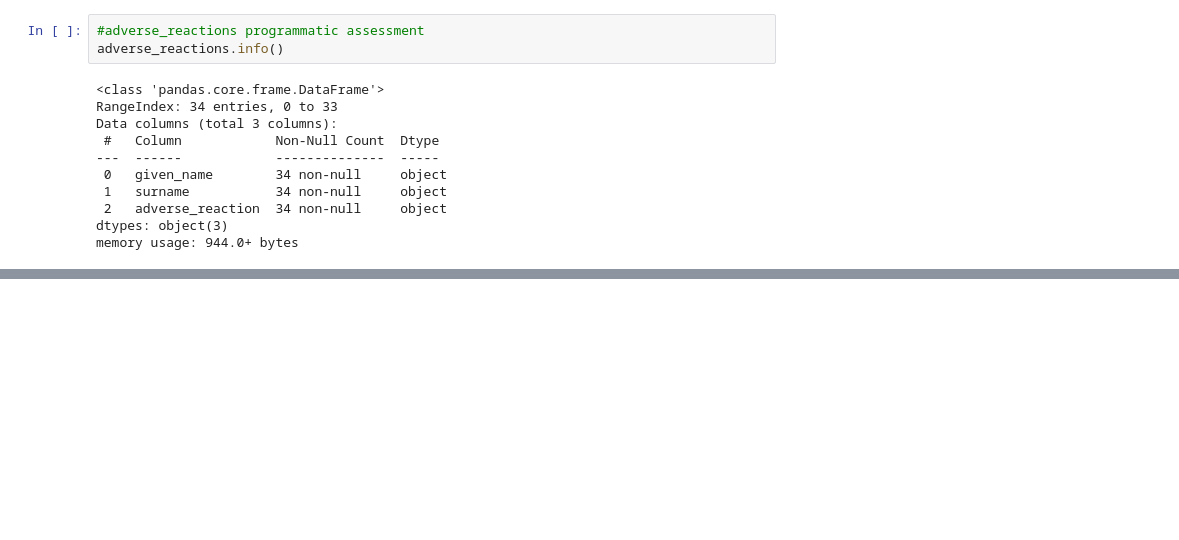
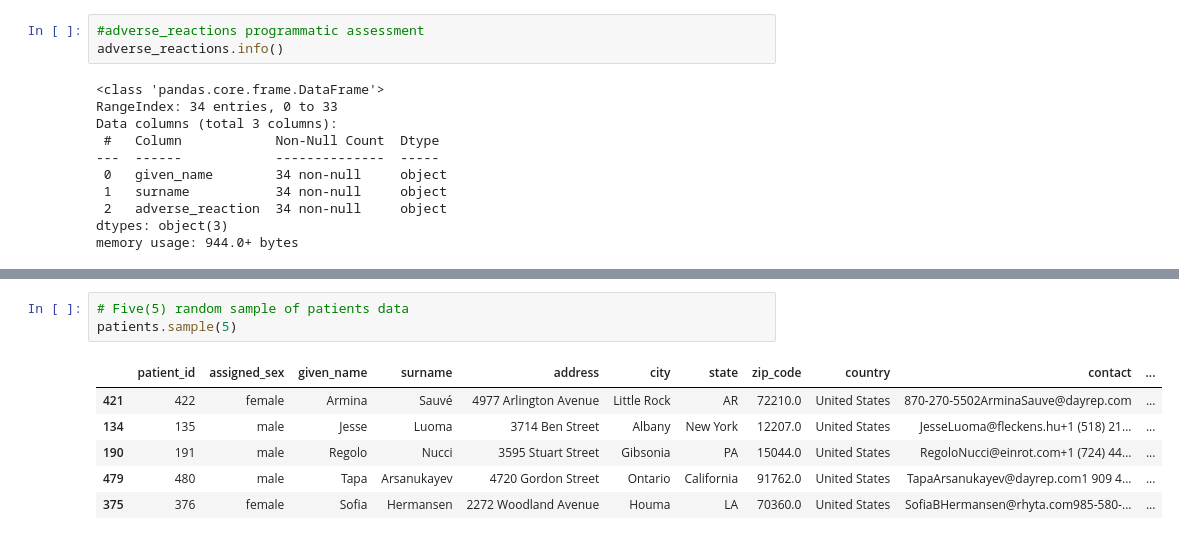
Before and after one commit to Gingercapo/Diabetes_prevalence, a Jupyter notebook: diabetes.ipynb, the cells around one changed output, grey strips where cells are left out. Cells and saved outputs as stored; diff of their text form; blank space fills up the shorter version.

```diff
--- a/diabetes.ipynb
+++ b/diabetes.ipynb
@@ -94,0 +176,10 @@ memory usage: 944.0+ bytes
+# %%
+# Five(5) random sample of patients data
+patients.sample(5)
+# %% [output]
+|  | patient_id | assigned_sex | given_name | surname | address | city | state | zip_code | country | contact | ... |
+| 421 | 422 | female | Armina | Sauvé | 4977 Arlington Avenue | Little Rock | AR | 72210.0 | United States | 870-270-5502ArminaSauve@dayrep.com | ... |
+| 134 | 135 | male | Jesse | Luoma | 3714 Ben Street | Albany | New York | 12207.0 | United States | JesseLuoma@fleckens.hu+1 (518) 21... | ... |
+| 190 | 191 | male | Regolo | Nucci | 3595 Stuart Street | Gibsonia | PA | 15044.0 | United States | RegoloNucci@einrot.com+1 (724) 44... | ... |
+| 479 | 480 | male | Tapa | Arsanukayev | 4720 Gordon Street | Ontario | California | 91762.0 | United States | TapaArsanukayev@dayrep.com1 909 4... | ... |
+| 375 | 376 | female | Sofia | Hermansen | 2272 Woodland Avenue | Houma | LA | 70360.0 | United States | SofiaBHermansen@rhyta.com985-580-... | ... |
```
Also changed, not shown: parts of 11 cells of this notebook.
